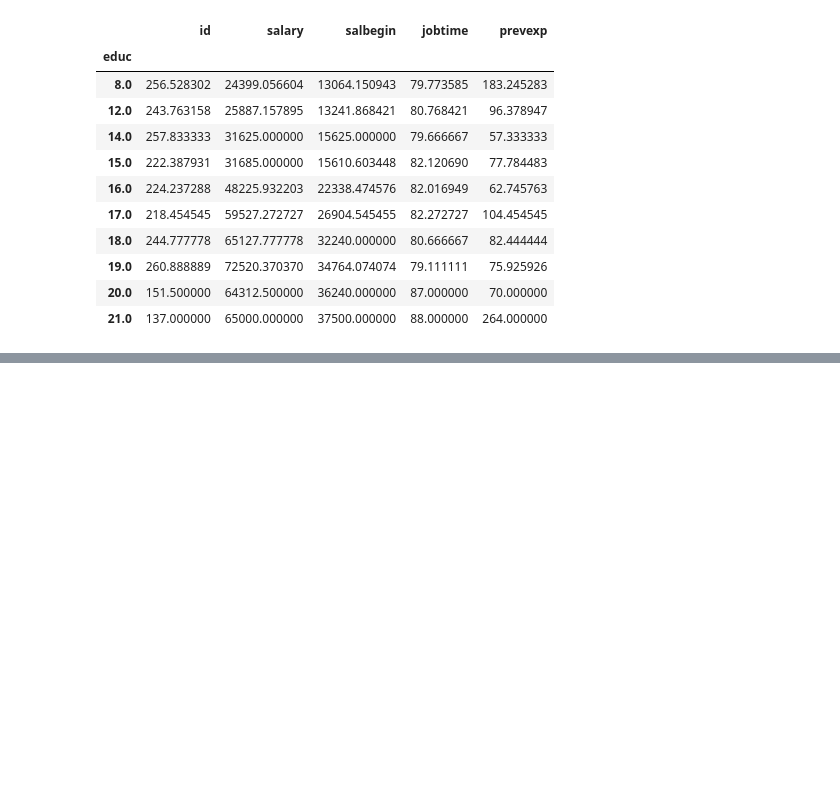
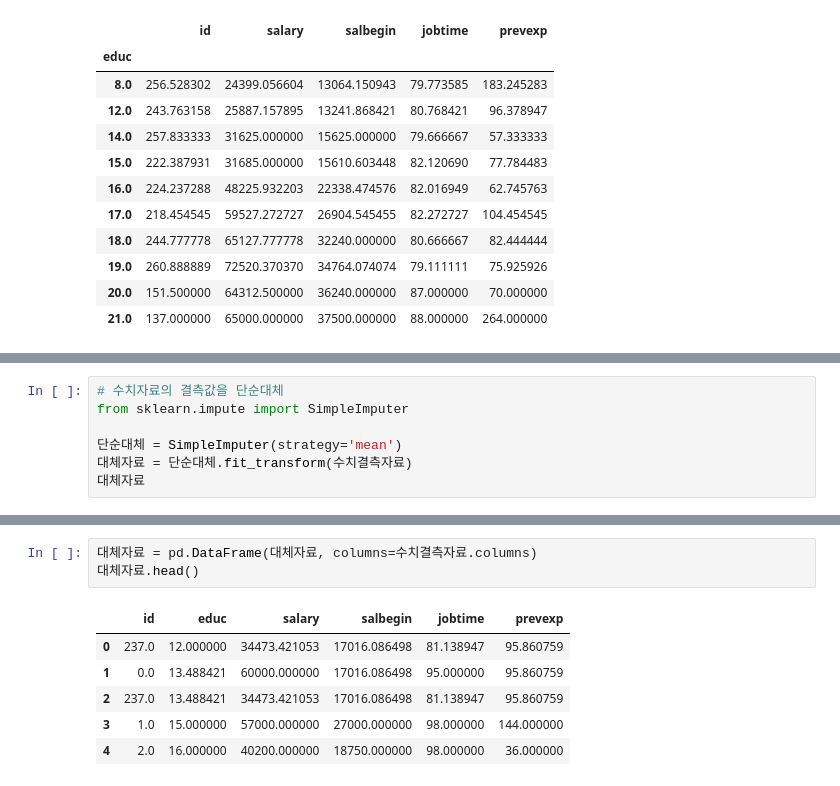
Before and after one commit to y3binchoi/big-data-statistical-analysis, a Jupyter notebook: BSA05/BSA05_Missing-Value.ipynb, the cells around one changed output, grey strips where cells are left out. Saved outputs shown, nothing was run; the diff lists cells and outputs as text; blank space fills up the shorter version.

```diff
--- a/BSA05/BSA05_Missing-Value.ipynb
+++ b/BSA05/BSA05_Missing-Value.ipynb
@@ -106,0 +175,7 @@ KNNImputer()
+# %%
+# 수치자료의 결측값을 단순대체
+from sklearn.impute import SimpleImputer
+
+단순대체 = SimpleImputer(strategy='mean')
+대체자료 = 단순대체.fit_transform(수치결측자료)
+대체자료
@@ -106,0 +196,10 @@ KNNImputer()
+# %%
+대체자료 = pd.DataFrame(대체자료, columns=수치결측자료.columns)
+대체자료.head()
+# %% [output]
+|  | id | educ | salary | salbegin | jobtime | prevexp |
+| 0 | 237.0 | 12.000000 | 34473.421053 | 17016.086498 | 81.138947 | 95.860759 |
+| 1 | 0.0 | 13.488421 | 60000.000000 | 17016.086498 | 95.000000 | 95.860759 |
+| 2 | 237.0 | 13.488421 | 34473.421053 | 17016.086498 | 81.138947 | 95.860759 |
+| 3 | 1.0 | 15.000000 | 57000.000000 | 27000.000000 | 98.000000 | 144.000000 |
+| 4 | 2.0 | 16.000000 | 40200.000000 | 18750.000000 | 98.000000 | 36.000000 |
```
Also changed, not shown: parts of 24 cells of this notebook, 2 other files.
